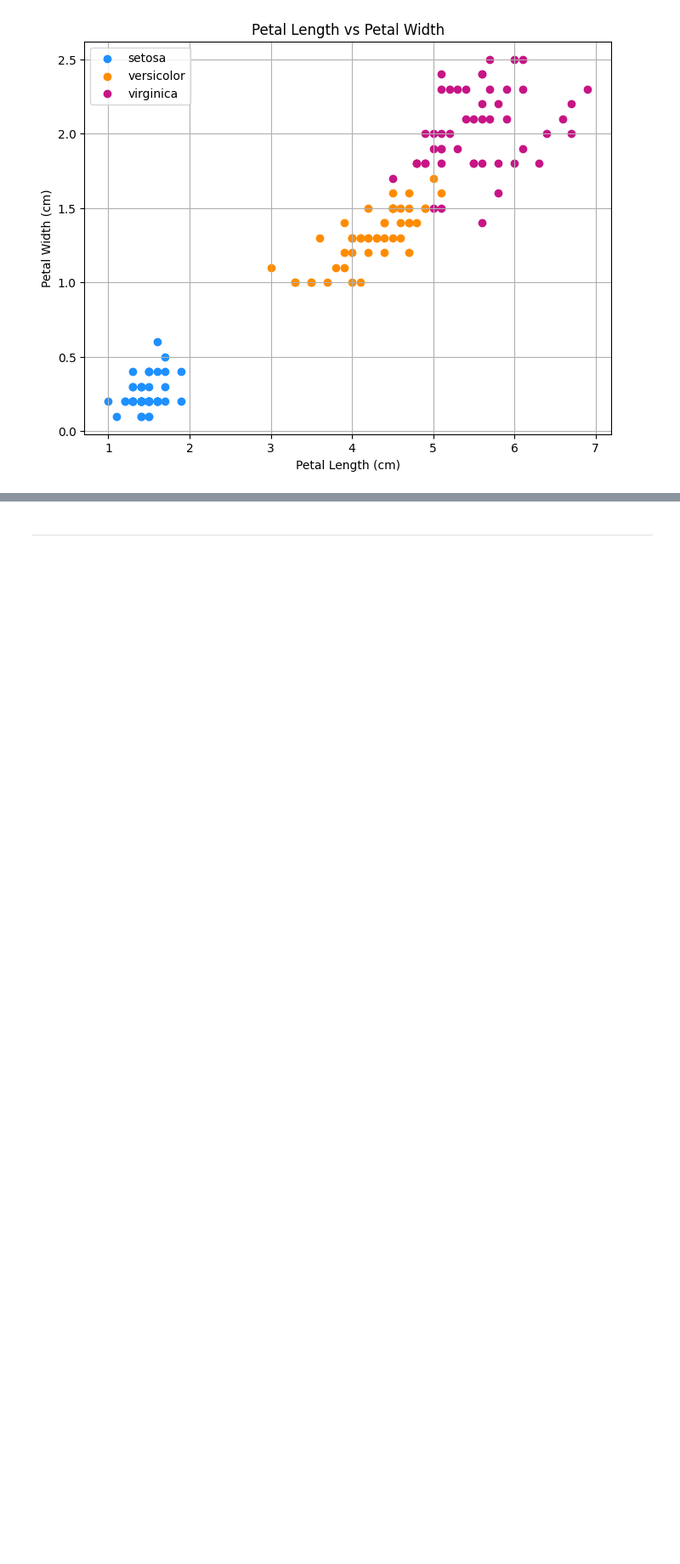
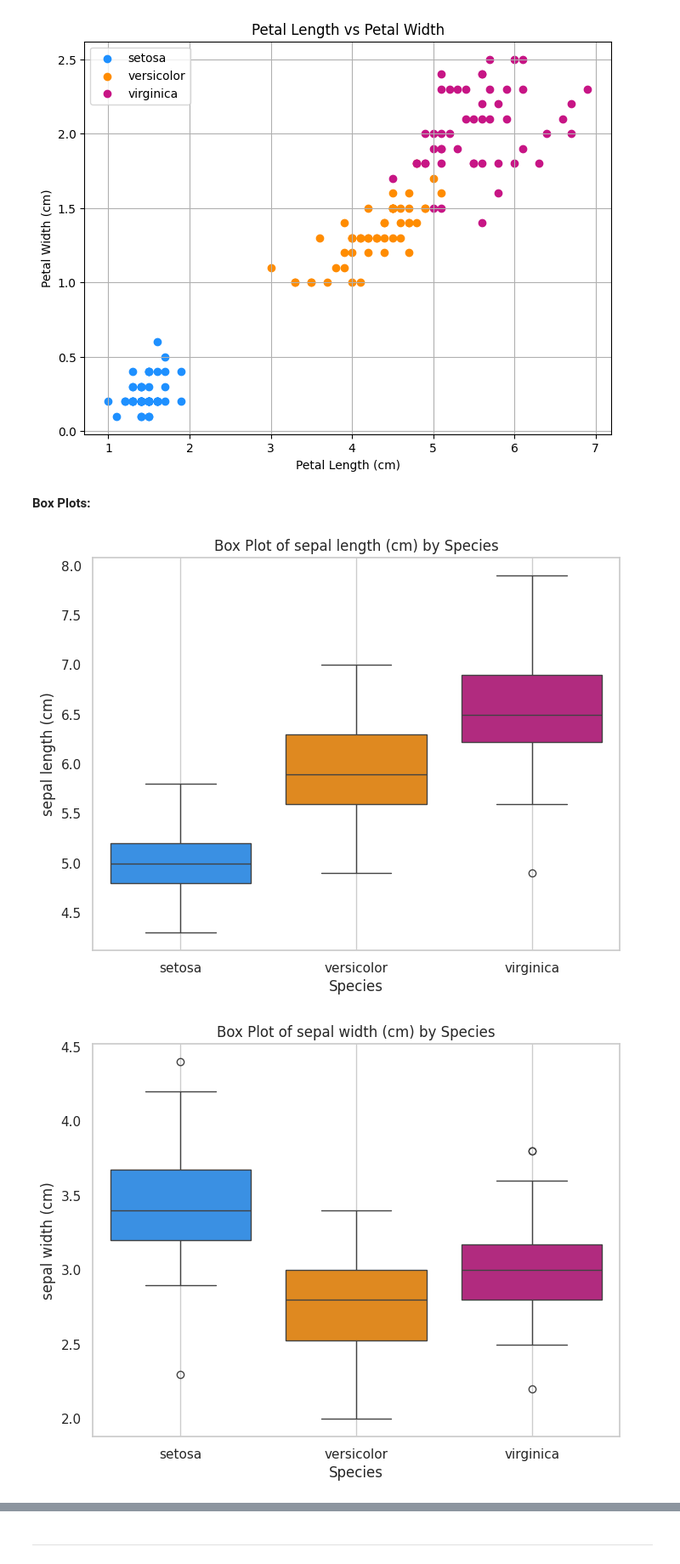
Before and after one commit to elainecazetta/pands-project, a Jupyter notebook: analysis.ipynb, the cells around one changed output, grey strips where cells are left out. Shown at 85% size. Drawn from its saved outputs; the diff is of its cells as text; code cells hidden in the pictures; blank space fills up the shorter version.

Commit message:
box plots

```diff
--- a/analysis.ipynb
+++ b/analysis.ipynb
@@ -368,3 +370,32 @@ plt.legend()
 plt.show() # Display the plot
 # %% [output]
 [figure]
+# %% [markdown]
+**Box Plots:**
+# %%
+# Set the visual style
+sns.set(style="whitegrid")
+
+# Features to plot
+features = ['sepal length (cm)', 'sepal width (cm)',
+            'petal length (cm)', 'petal width (cm)']
+
+# Loop through each feature
+for feature in features:
+    plt.figure(figsize=(8, 6))  # Create a new figure
+    # Create boxplot for the current feature grouped by species
+    sns.boxplot(x='species', y=feature, data=df,
+                hue='species', legend=False,
+                palette={'setosa': 'dodgerblue',
+                         'versicolor': 'darkorange',
+                         'virginica': 'mediumvioletred'})
+
+    # Add title and axis labels
+    plt.title(f'Box Plot of {feature} by Species')
+    plt.xlabel('Species')
+    plt.ylabel(feature)
+    plt.grid()
+    plt.show()
+# %% [output]
+[figure, added]
+[figure, added]
```
Also changed, not shown: parts of 3 cells of this notebook.
